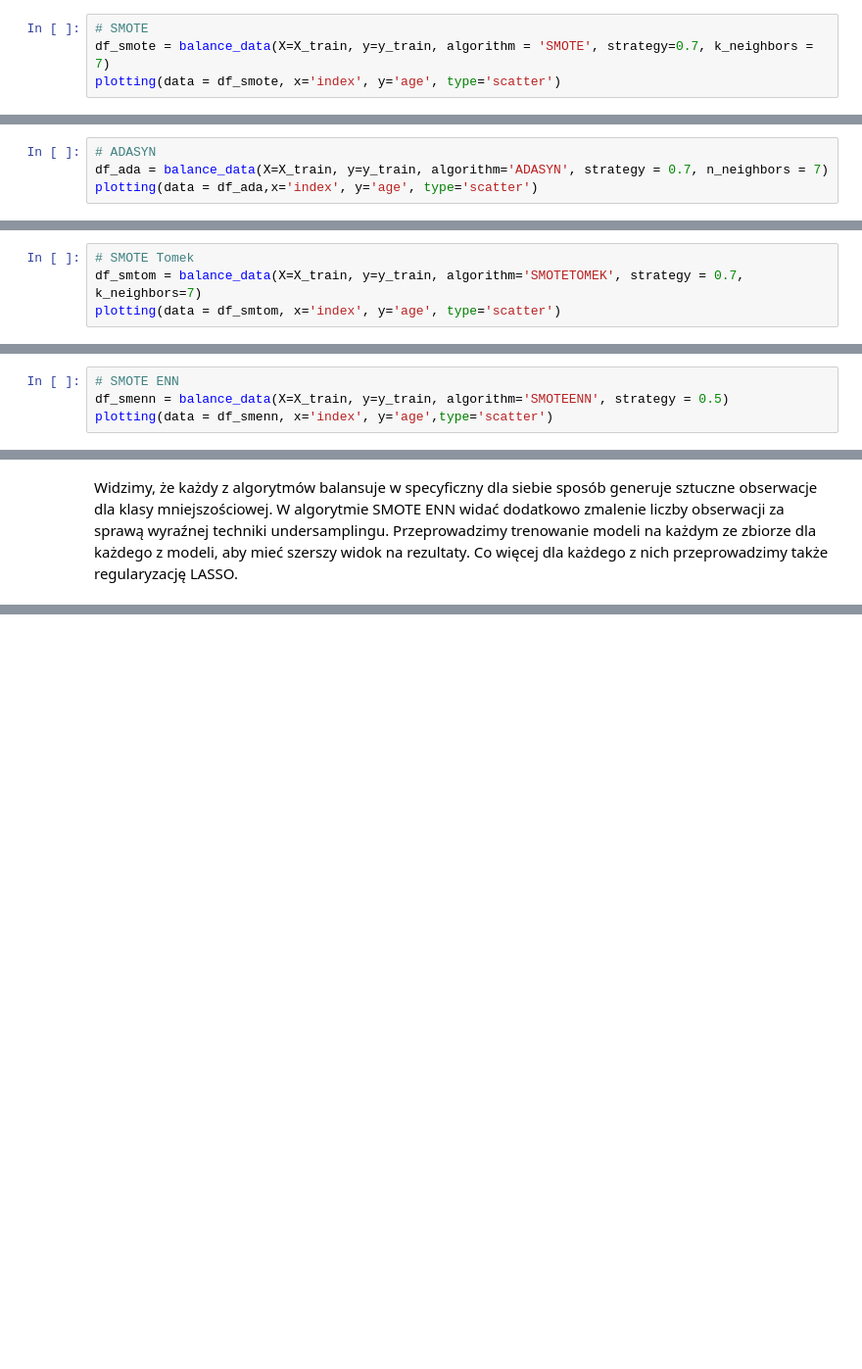
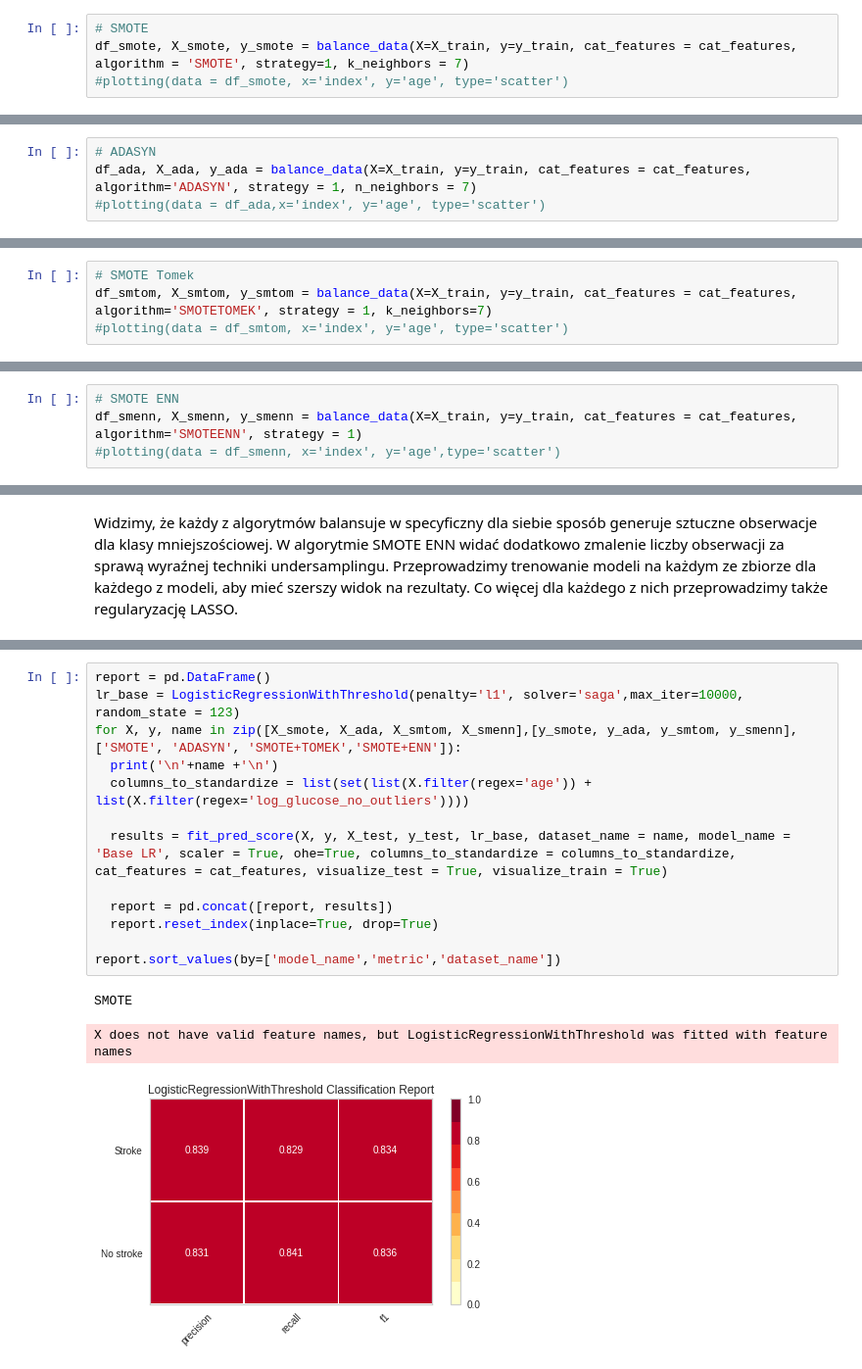
Before and after one commit to szpwski/stat_II_stroke_prediction, a Jupyter notebook: STAT_II_PROJECT.ipynb, the cells around one changed output, grey strips where cells are left out. Shown at 98% size. Cells and saved outputs as stored; diff of their text form; blank space fills up the shorter version.

Commit message:
First modelling

```diff
--- a/STAT_II_PROJECT.ipynb
+++ b/STAT_II_PROJECT.ipynb
@@ -769,6 +879,6 @@ plotting(data = df_imbalanced,x='index', y='age', type='scatter')
 SMOTE wykorzystuje podejście algorytmiczne KNN tj. dla każdej obserwacji **$x$** wybiera $k$ najbliższych sąsiadów i wybiera losowo jednego **$x'$** z nich. Następnie różnica między koordynatami **$x$** oraz **$x'$** jest obliczana i przemnożona losowo przez liczby z przedziału $(0,1)$. Tak stworzona z różnic obserwacja **$x''$** jest dodana do zbioru. Geometrycznie odwzorowuje to stworzenie nowej obserwacji na podstawie przesunięcia obserwacji bieżącej do jednego z sąsiadów.
 # %%
 # SMOTE
-df_smote = balance_data(X=X_train, y=y_train, algorithm = 'SMOTE', strategy=0.7, k_neighbors = 7)
-plotting(data = df_smote, x='index', y='age', type='scatter')
+df_smote, X_smote, y_smote = balance_data(X=X_train, y=y_train, cat_features = cat_features, algorithm = 'SMOTE', strategy=1, k_neighbors = 7)
+#plotting(data = df_smote, x='index', y='age', type='scatter')
 # %% [output]
@@ -787,6 +895,6 @@ ADASYN jest generalizacją algorytmu SMOTE, który ma za zadanie dokonać oversa
 3. Ostatecznie kalkulowana jest liczba sztucznych obserwacji do wygenerowania dla otoczenia $x_i$, która wynosi $g_i = r_x \times G$. Finalnie dla każdego otoczenia generowane są sztuczne próbki $s_i$ przykładowo przy pomocy $s_i = x_i + (x_{zi} - x_i)\lambda$, gdzie $x_{zi}$ jest kolejną obserwacją mniejszościową w otoczeniu, a $\lambda$ jest losową liczbą z przedziału $(0,1)$.
 # %%
 # ADASYN
-df_ada = balance_data(X=X_train, y=y_train, algorithm='ADASYN', strategy = 0.7, n_neighbors = 7)
-plotting(data = df_ada,x='index', y='age', type='scatter')
+df_ada, X_ada, y_ada = balance_data(X=X_train, y=y_train, cat_features = cat_features, algorithm='ADASYN', strategy = 1, n_neighbors = 7)
+#plotting(data = df_ada,x='index', y='age', type='scatter')
 # %% [output]
@@ -802,6 +908,6 @@ Procent klasy mniejszościowej do całości po zbalansowaniu:  0.408407320166696
 SMOTE + Tomek jest techniką hybrydową, która łączy technikę oversamplingu algorytmu SMOTE z techniką undersamplingu algorytmu Tomek. Po zastosowaniu SMOTE'a istnieje możliwość nakładania się klastrów klas co może skutkować w overfittingu. Wówczas użyty zostaje dodatkowo algorytm Tomek, który polega na sparowaniu ze sobą próbek z różnych klas, a następnie obserwacji z klasy większościowej zostają usunięte w celu (niekiedy z obydwu) wyraźniejszej separacji klas.
 # %%
 # SMOTE Tomek
-df_smtom = balance_data(X=X_train, y=y_train, algorithm='SMOTETOMEK', strategy = 0.7, k_neighbors=7)
-plotting(data = df_smtom, x='index', y='age', type='scatter')
+df_smtom, X_smtom, y_smtom = balance_data(X=X_train, y=y_train, cat_features = cat_features, algorithm='SMOTETOMEK', strategy = 1, k_neighbors=7)
+#plotting(data = df_smtom, x='index', y='age', type='scatter')
 # %% [output]
@@ -817,6 +921,6 @@ Procent klasy mniejszościowej do całości po zbalansowaniu:  0.409926470588235
 SMOTE + ENN jest techniką hybrydową, która polega na dodatkowym usunięciu pewnej liczby obserwacji z przestrzeni cech. Gdy zbiór zostanie poddany oversamplingu przez SMOTE to następnie zostaje zastosowana technika ENN, która jest techniką undersamplingu. ENN (Edited Nearest Neighbor) polega na odnalezieniu najbliższych K-sąsiadów każdej z obserwacji. Następnie sprawdza czy klasa większościowa tych sąsiadów jest zgodna z klasą danej obserwacji, jeśli nie to zarówno obserwacja jak i sąsiedzi zostają usunięci. Dzięki takiemu podejściu oddzielenie klas od siebie jest wyraźniejsze, aniżeli w pozostałych przypadkach.
 # %%
 # SMOTE ENN
-df_smenn = balance_data(X=X_train, y=y_train, algorithm='SMOTEENN', strategy = 0.5)
-plotting(data = df_smenn, x='index', y='age',type='scatter')
+df_smenn, X_smenn, y_smenn = balance_data(X=X_train, y=y_train, cat_features = cat_features, algorithm='SMOTEENN', strategy = 1)
+#plotting(data = df_smenn, x='index', y='age',type='scatter')
 # %% [output]
@@ -831,0 +974,17 @@ Widzimy, że każdy z algorytmów balansuje w specyficzny dla siebie sposób gen
+# %%
+report = pd.DataFrame()
+lr_base = LogisticRegressionWithThreshold(penalty='l1', solver='saga',max_iter=10000, random_state = 123)
+for X, y, name in zip([X_smote, X_ada, X_smtom, X_smenn],[y_smote, y_ada, y_smtom, y_smenn], ['SMOTE', 'ADASYN', 'SMOTE+TOMEK','SMOTE+ENN']):
+  print('\n'+name +'\n')
+  columns_to_standardize = list(set(list(X.filter(regex='age')) + list(X.filter(regex='log_glucose_no_outliers'))))
+
+  results = fit_pred_score(X, y, X_test, y_test, lr_base, dataset_name = name, model_name = 'Base LR', scaler = True, ohe=True, columns_to_standardize = columns_to_standardize, cat_features = cat_features, visualize_test = True, visualize_train = True)
+
+  report = pd.concat([report, results])
+  report.reset_index(inplace=True, drop=True)
+
+report.sort_values(by=['model_name','metric','dataset_name'])
+# %% [output]
+SMOTE
+X does not have valid feature names, but LogisticRegressionWithThreshold was fitted with feature names
+[figure, added]
```
Also changed, not shown: parts of 31 cells of this notebook.
